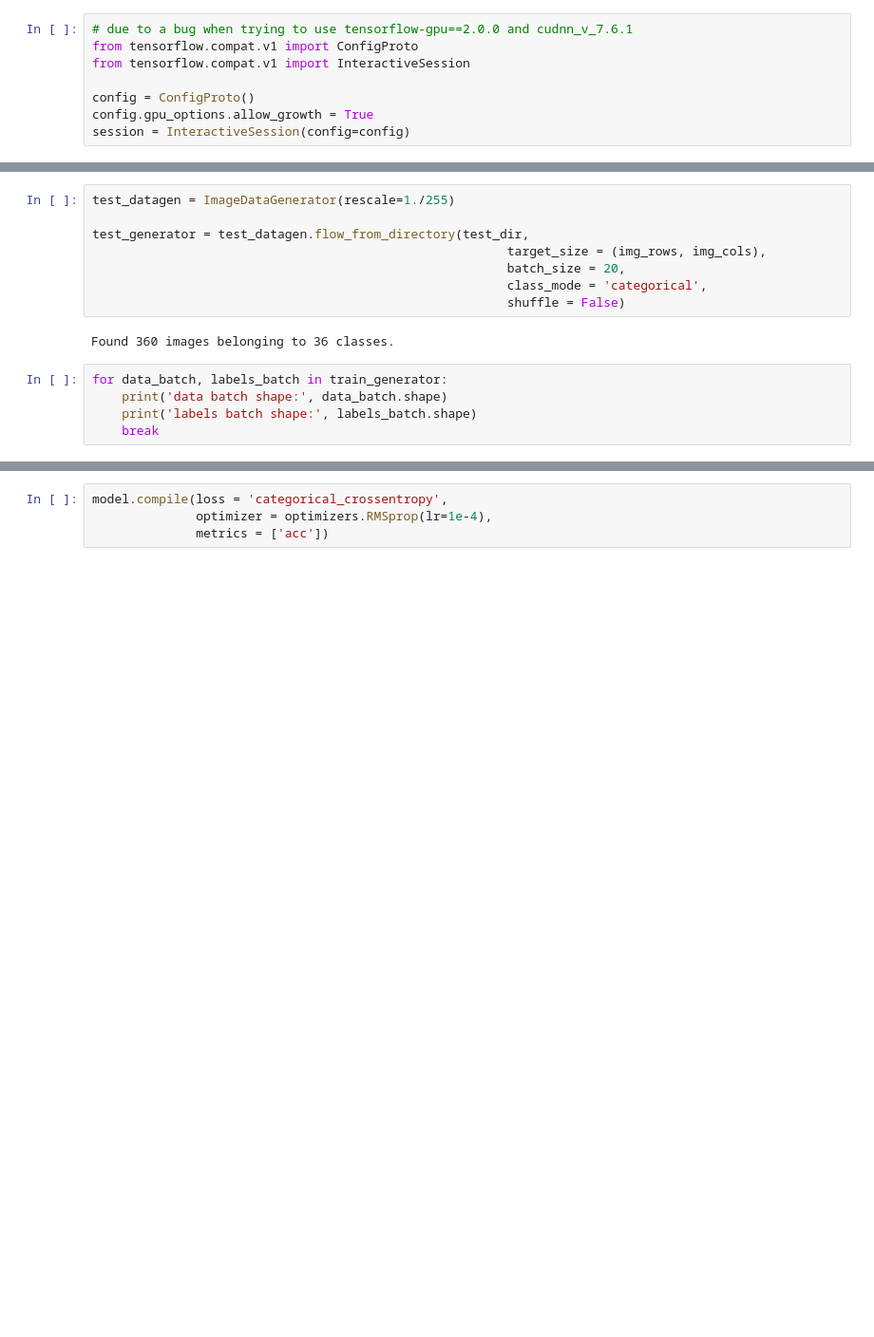
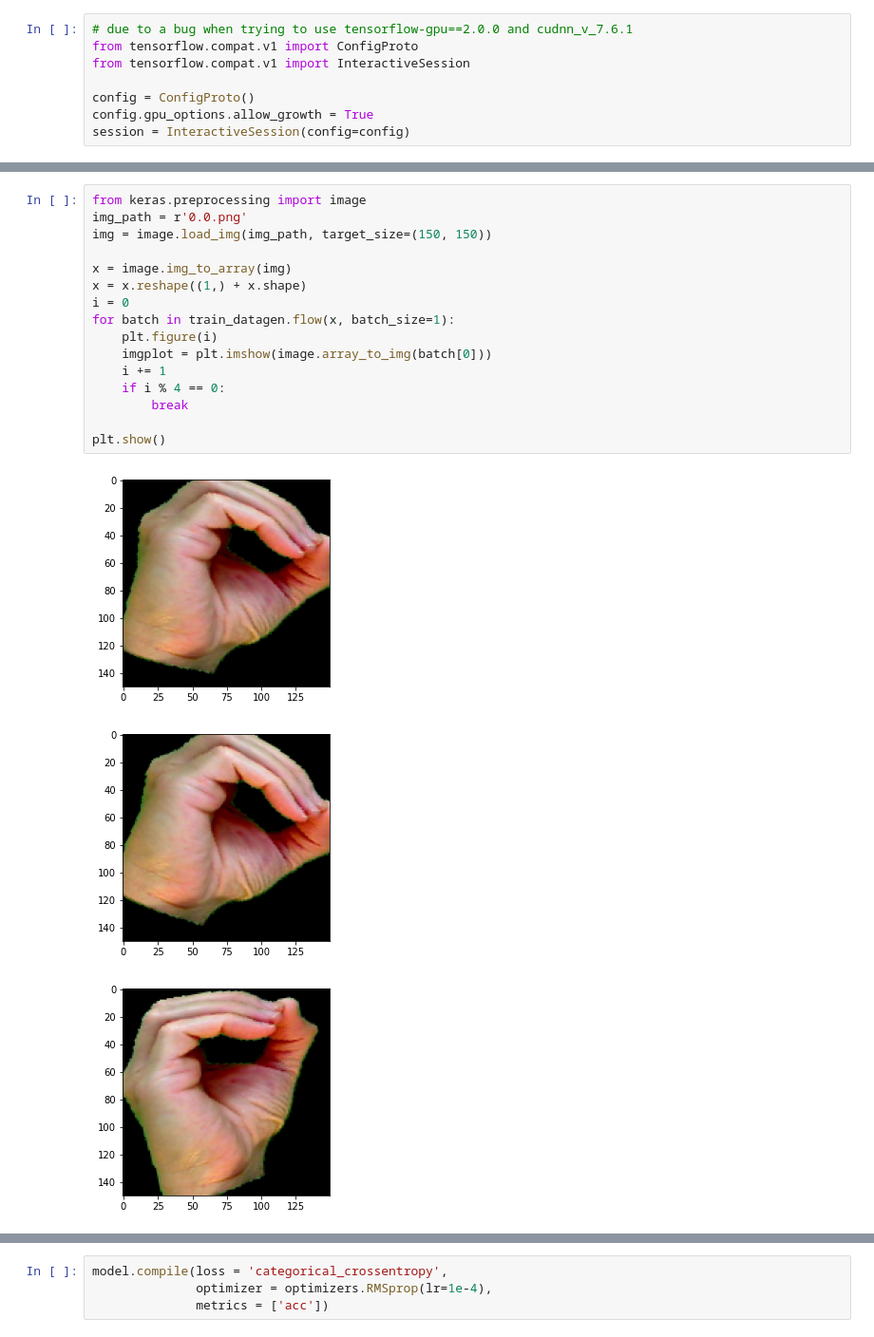
Before and after one commit to Mekhak/asl_handgesture_classification, a Jupyter notebook: train_cnn.ipynb, the cells around one changed output, grey strips where cells are left out. Shown at 95% size. Cells and saved outputs as stored; diff of their text form; blank space fills up the shorter version.

```diff
--- a/train_cnn.ipynb
+++ b/train_cnn.ipynb
@@ -50,15 +61,20 @@ Found 360 images belonging to 36 classes.
-# %%
-test_datagen = ImageDataGenerator(rescale=1./255)
-
-test_generator = test_datagen.flow_from_directory(test_dir,
-                                                        target_size = (img_rows, img_cols),
-                                                        batch_size = 20,
-                                                        class_mode = 'categorical',
-                                                        shuffle = False)
-# %% [output]
-Found 360 images belonging to 36 classes.
-# %%
-for data_batch, labels_batch in train_generator:
-    print('data batch shape:', data_batch.shape)
-    print('labels batch shape:', labels_batch.shape)
-    break
+# %%
+from keras.preprocessing import image
+img_path = r'0.0.png'
+img = image.load_img(img_path, target_size=(150, 150))
+
+x = image.img_to_array(img)
+x = x.reshape((1,) + x.shape)
+i = 0
+for batch in train_datagen.flow(x, batch_size=1):
+    plt.figure(i)
+    imgplot = plt.imshow(image.array_to_img(batch[0]))
+    i += 1
+    if i % 4 == 0:
+        break
+
+plt.show()
+# %% [output]
+[figure, added]
+[figure, added]
+[figure, added]
```
Also changed, not shown: parts of 12 cells of this notebook, 4 other files.
